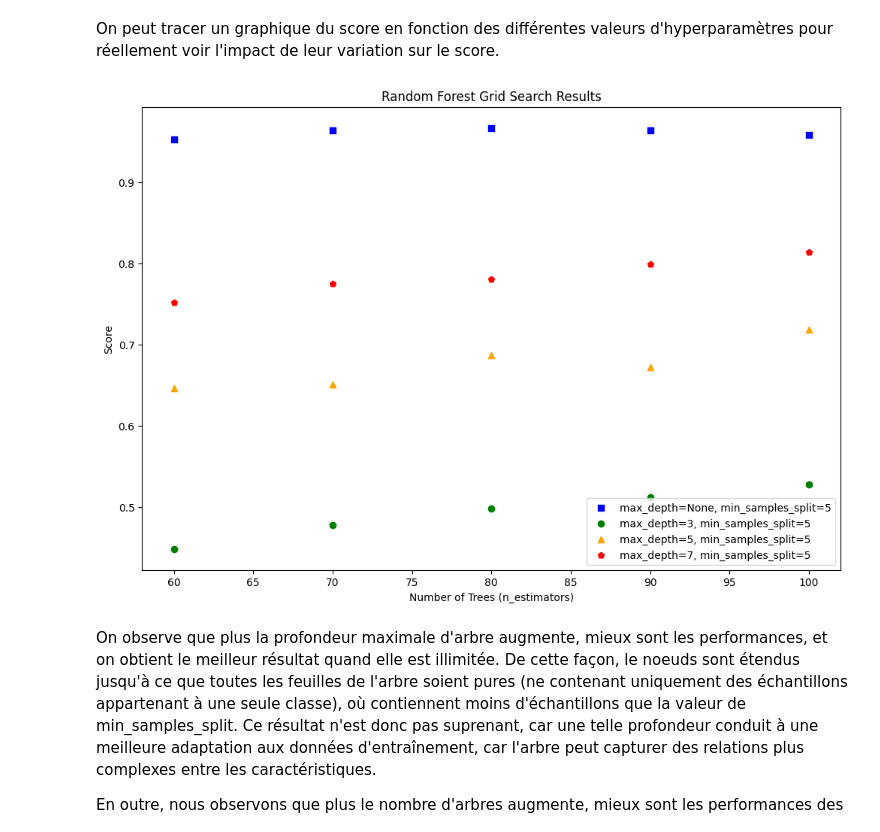
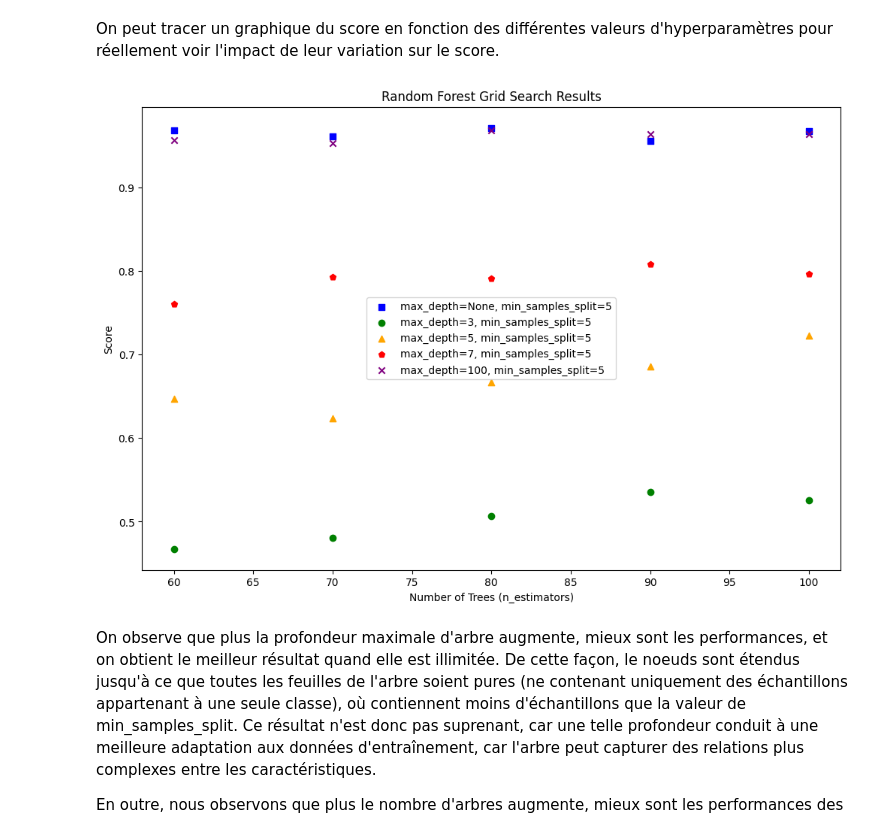
Before and after one commit to Chique80/IFT712-Projet, a Jupyter notebook: Random Forest.ipynb, the cells around one changed output. Saved outputs shown, nothing was run; the diff lists cells and outputs as text; code cells hidden in the pictures.

```diff
--- a/Random Forest.ipynb
+++ b/Random Forest.ipynb
@@ -49,7 +47,7 @@ Concernant le choix des valeurs d'hyperparamètres à tester, afin que l'entraî
 # %%
 hyperparameters_rf = {
     'n_estimators': range(60, 101, 10),
-    'max_depth': [None, 3, 5, 7],
+    'max_depth': [None, 3, 5, 7,100],
     'min_samples_split': [2, 5, 10],
 }
 
@@ -129,29 +130,32 @@ On peut tracer un graphique du score en fonction des différentes valeurs d'hype
 # %%
 plt.figure(figsize=(12, 8))
 
 # Exploration du nombre d'arbres (n_estimators)
 plt.scatter(results.query('param_max_depth.isna() and param_min_samples_split == 5')['param_n_estimators'],
             results.query('param_max_depth.isna() and param_min_samples_split == 5')['mean_test_score'],
             marker='s', color='blue', label='max_depth=None, min_samples_split=5')
 plt.scatter(results.query('param_max_depth == 3 and param_min_samples_split == 5')['param_n_estimators'],
             results.query('param_max_depth == 3 and param_min_samples_split == 5')['mean_test_score'],
             marker='o', color='green', label='max_depth=3, min_samples_split=5')
 plt.scatter(results.query('param_max_depth == 5 and param_min_samples_split == 5')['param_n_estimators'],
             results.query('param_max_depth == 5 and param_min_samples_split == 5')['mean_test_score'],
             marker='^', color='orange', label='max_depth=5, min_samples_split=5')
 plt.scatter(results.query('param_max_depth == 7 and param_min_samples_split == 5')['param_n_estimators'],
             results.query('param_max_depth == 7 and param_min_samples_split == 5')['mean_test_score'],
             marker='p', color='red', label='max_depth=7, min_samples_split=5')
+plt.scatter(results.query('param_max_depth == 100 and param_min_samples_split == 5')['param_n_estimators'],
+            results.query('param_max_depth == 100 and param_min_samples_split == 5')['mean_test_score'],
+            marker='x', color='purple', label='max_depth=100, min_samples_split=5')
 
-# Ajouter d'autres combinaisons d'hyperparamètres au besoin...
+
 
 plt.xlabel("Number of Trees (n_estimators)")
 plt.ylabel("Score")
 plt.title("Random Forest Grid Search Results")
 plt.legend()
 plt.show()
 # %% [output]
-[figure, old version]
+[figure, new version]
 # %% [markdown]
 On observe que plus la profondeur maximale d'arbre augmente, mieux sont les performances, et on obtient le meilleur résultat quand elle est illimitée. De cette façon, le noeuds sont étendus jusqu'à ce que toutes les feuilles de l'arbre soient pures (ne contenant uniquement des échantillons appartenant à une seule classe), où contiennent moins d'échantillons que la valeur de min_samples_split. Ce résultat n'est donc pas suprenant, car une telle profondeur conduit à une meilleure adaptation aux données d'entraînement, car l'arbre peut capturer des relations plus complexes entre les caractéristiques.
 
```
Also changed, not shown: parts of 8 cells of this notebook.
